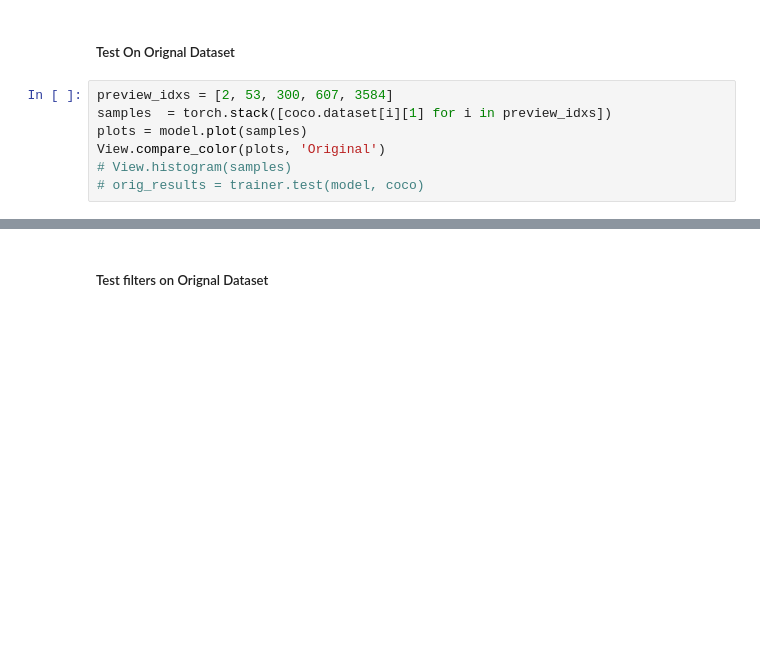
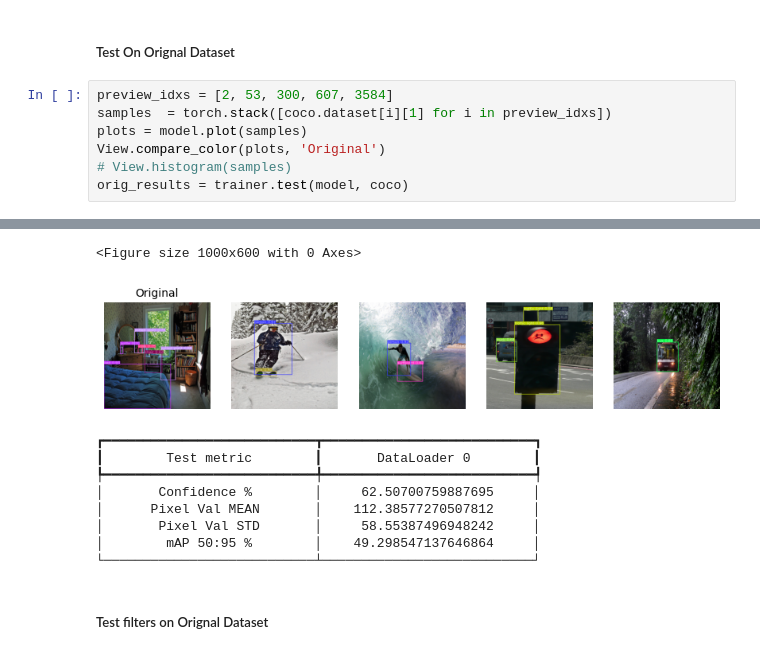
Before and after one commit to jjsuperpower/FIND, a Jupyter notebook: test_yolov8.ipynb, the cells around one changed output, grey strips where cells are left out. Drawn from its saved outputs; the diff is of its cells as text; blank space fills up the shorter version.

```diff
--- a/test_yolov8.ipynb
+++ b/test_yolov8.ipynb
@@ -62,4 +62,5 @@ samples  = torch.stack([coco.dataset[i][1] for i in preview_idxs])
 plots = model.plot(samples)
 View.compare_color(plots, 'Original')
 # View.histogram(samples)
-# orig_results = trainer.test(model, coco)
+orig_results = trainer.test(model, coco)
+# %% [output]
@@ -66,3 +73,13 @@ View.compare_color(plots, 'Original')
+<Figure size 1000x600 with 0 Axes>
+[figure, added]
+┏━━━━━━━━━━━━━━━━━━━━━━━━━━━┳━━━━━━━━━━━━━━━━━━━━━━━━━━━┓
+┃        Test metric        ┃       DataLoader 0        ┃
+┡━━━━━━━━━━━━━━━━━━━━━━━━━━━╇━━━━━━━━━━━━━━━━━━━━━━━━━━━┩
+│       Confidence %        │     62.50700759887695     │
+│      Pixel Val MEAN       │    112.38577270507812     │
+│       Pixel Val STD       │     58.55387496948242     │
+│        mAP 50:95 %        │    49.298547137646864     │
+└───────────────────────────┴───────────────────────────┘
 # %% [markdown]
 ##### Test filters on Orignal Dataset
 # %%
```
Also changed, not shown: parts of 6 cells of this notebook, 1 other file.
